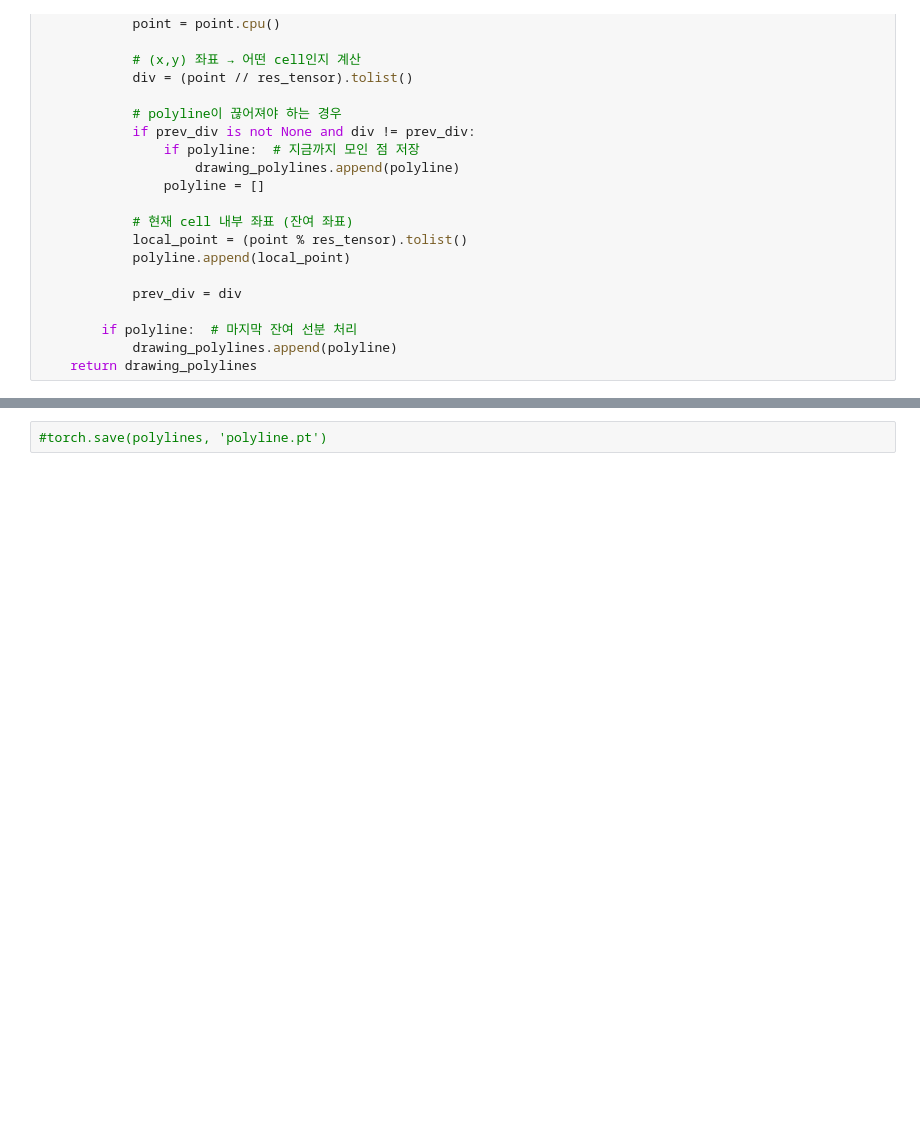
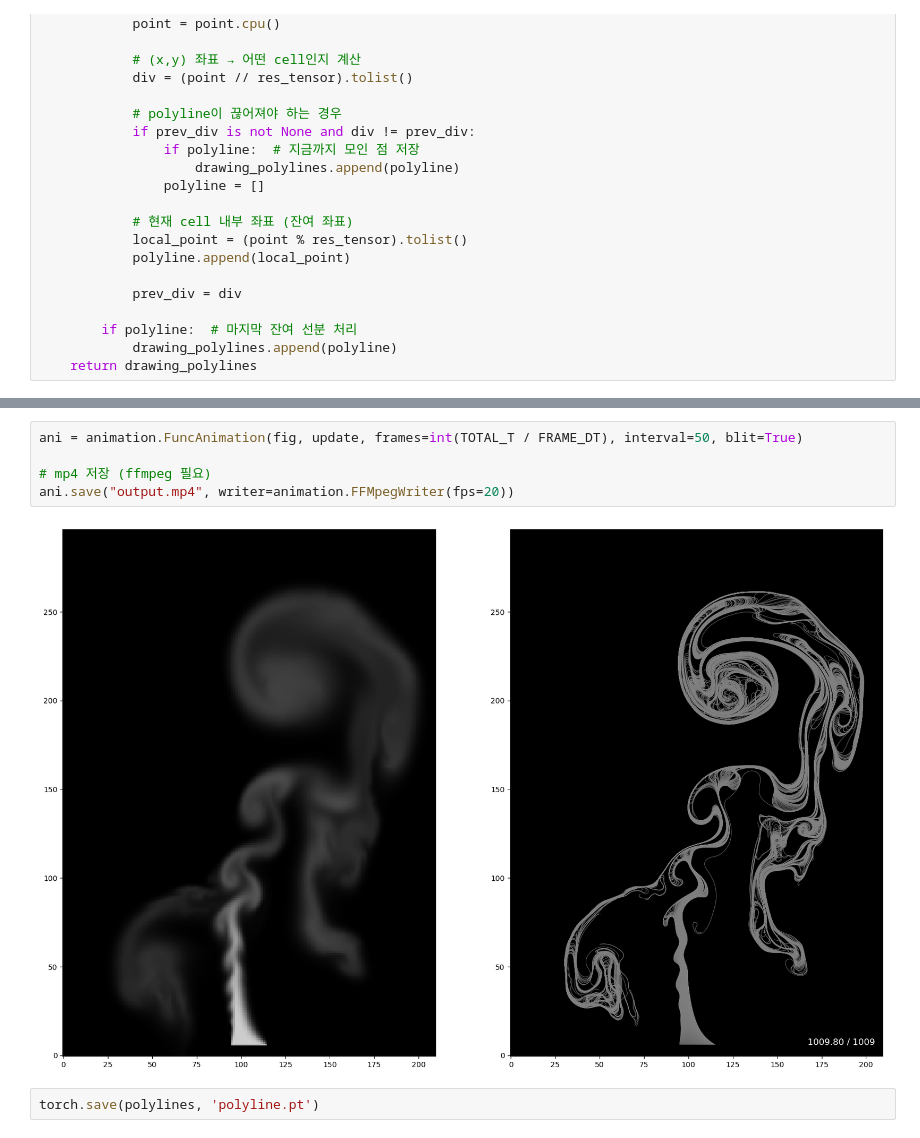
Before and after one commit to teo646/stable_fluid, a Jupyter notebook: 2d.ipynb, the cells around one changed output, grey strips where cells are left out. Drawn from its saved outputs; the diff is of its cells as text; blank space fills up the shorter version.

```diff
--- a/2d.ipynb
+++ b/2d.ipynb
@@ -217,2 +217,9 @@ Computing 742.5's image of 750's
+# %%
+ani = animation.FuncAnimation(fig, update, frames=int(TOTAL_T / FRAME_DT), interval=50, blit=True)
+
+# mp4 저장 (ffmpeg 필요)
+ani.save("output.mp4", writer=animation.FFMpegWriter(fps=20))
+# %% [output]
+[figure, added]
 # %%
-#torch.save(polylines, 'polyline.pt')
+torch.save(polylines, 'polyline.pt')
```
Also changed, not shown: parts of 3 cells of this notebook, 2 other files.
